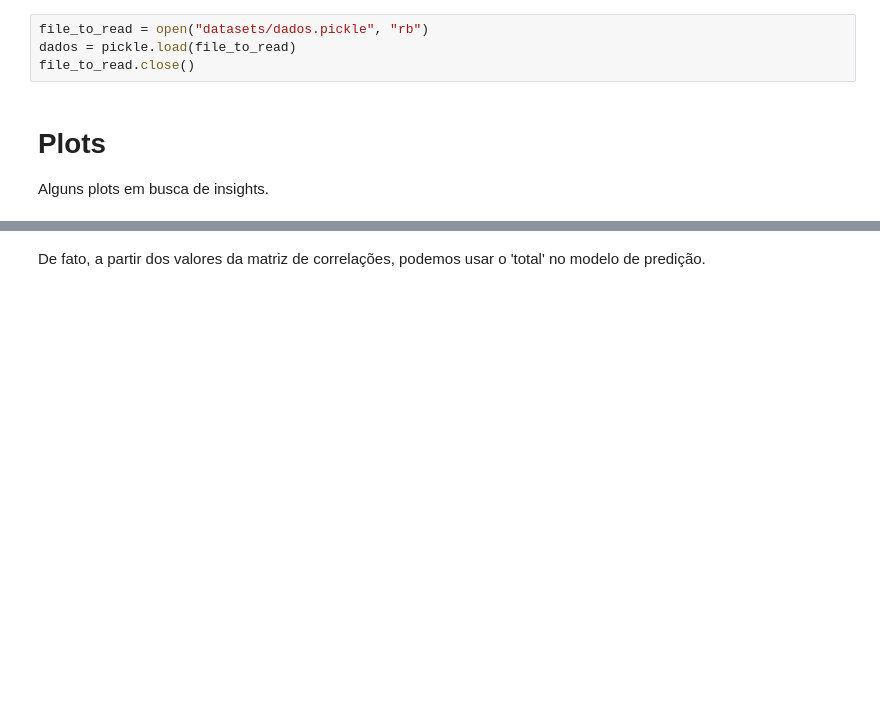
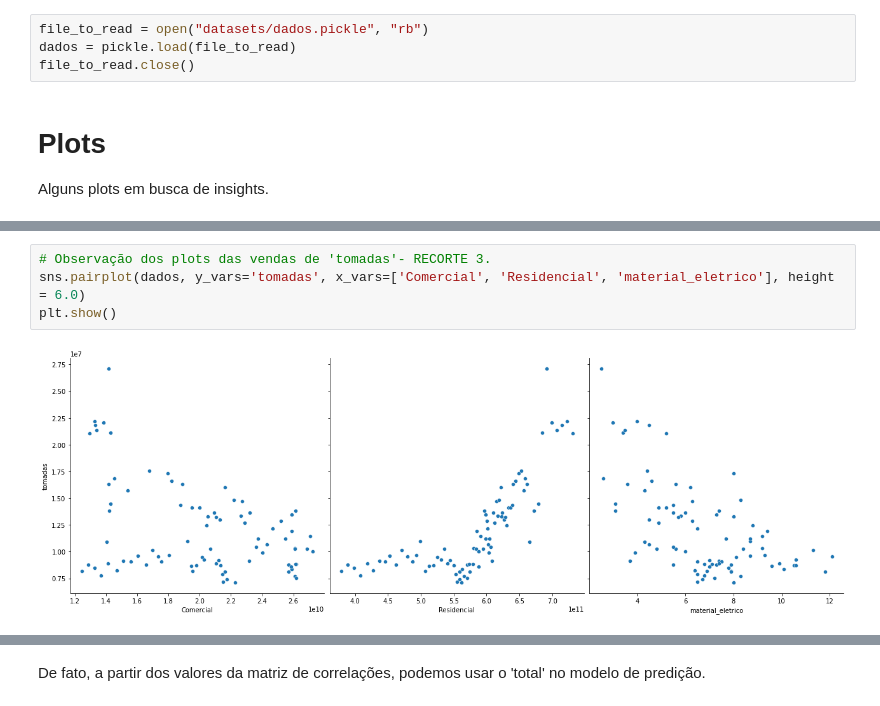
Before and after one commit to ronaldowg/adp255, a Jupyter notebook: passo2.ipynb, the cells around one changed output, grey strips where cells are left out. Drawn from its saved outputs; the diff is of its cells as text; blank space fills up the shorter version.

```diff
--- a/passo2.ipynb
+++ b/passo2.ipynb
@@ -115,0 +39,6 @@ dados.corr()
+# %%
+# Observação dos plots das vendas de 'tomadas'- RECORTE 3.
+sns.pairplot(dados, y_vars='tomadas', x_vars=['Comercial', 'Residencial', 'material_eletrico'], height = 6.0)
+plt.show()
+# %% [output]
+[figure, added]
```
Also changed, not shown: parts of 40 cells of this notebook, 6 other files.
